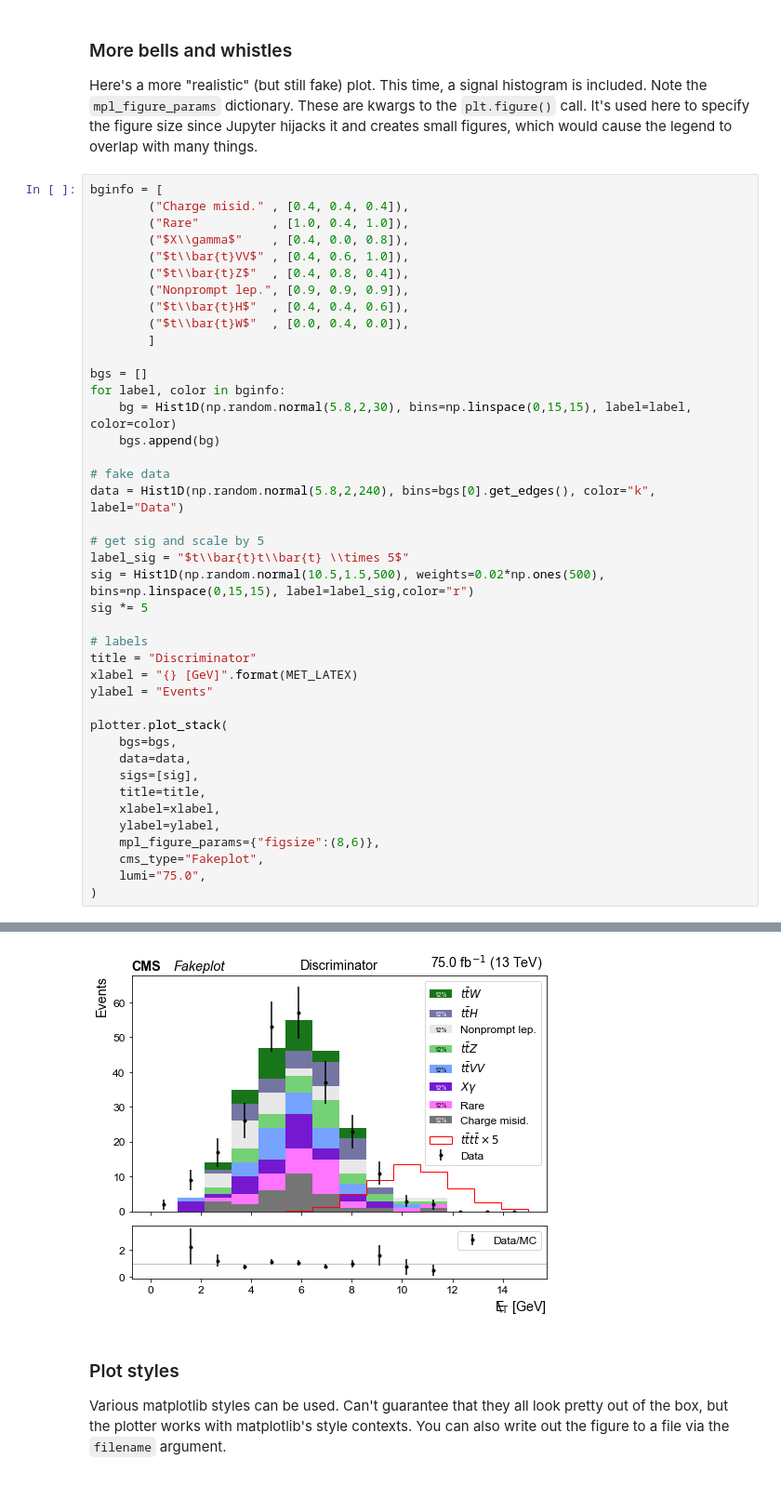
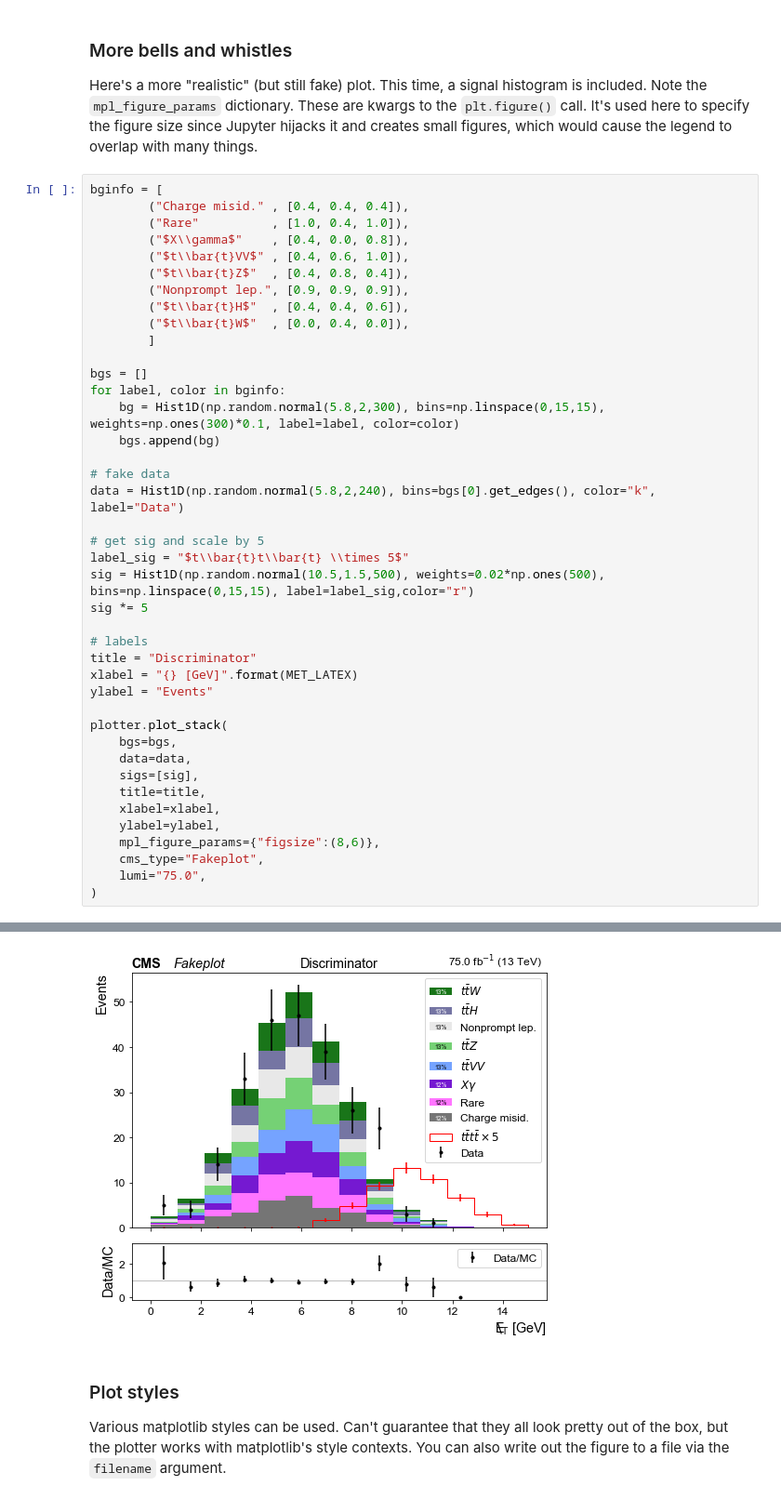
Before and after one commit to aminnj/matplottery, a Jupyter notebook: examples/examples.ipynb, the cells around one changed output, grey strips where cells are left out. Shown at 93% size. Drawn from its saved outputs; the diff is of its cells as text.

```diff
--- a/examples/examples.ipynb
+++ b/examples/examples.ipynb
@@ -150,7 +150,7 @@ bginfo = [
 
 bgs = []
 for label, color in bginfo:
-    bg = Hist1D(np.random.normal(5.8,2,30), bins=np.linspace(0,15,15), label=label, color=color)
+    bg = Hist1D(np.random.normal(5.8,2,300), bins=np.linspace(0,15,15), weights=np.ones(300)*0.1, label=label, color=color)
     bgs.append(bg)
 
 # fake data
@@ -184,4 +184,4 @@ plotter.plot_stack(
-[figure, old version]
+[figure, new version]
 # %% [markdown]
 ### Plot styles
 Various matplotlib styles can be used. Can't guarantee that they all look pretty out of the box, but the plotter works with matplotlib's style contexts. You can also write out the figure to a file via the `filename` argument.
```
Also changed, not shown: parts of 14 cells of this notebook, 1 other file.
